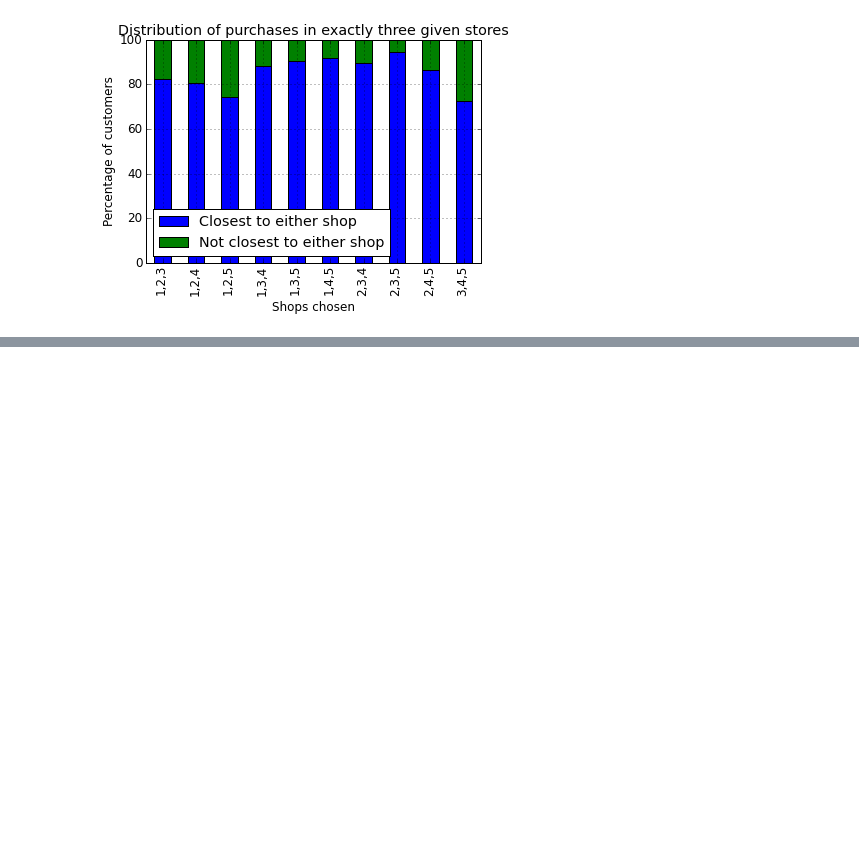
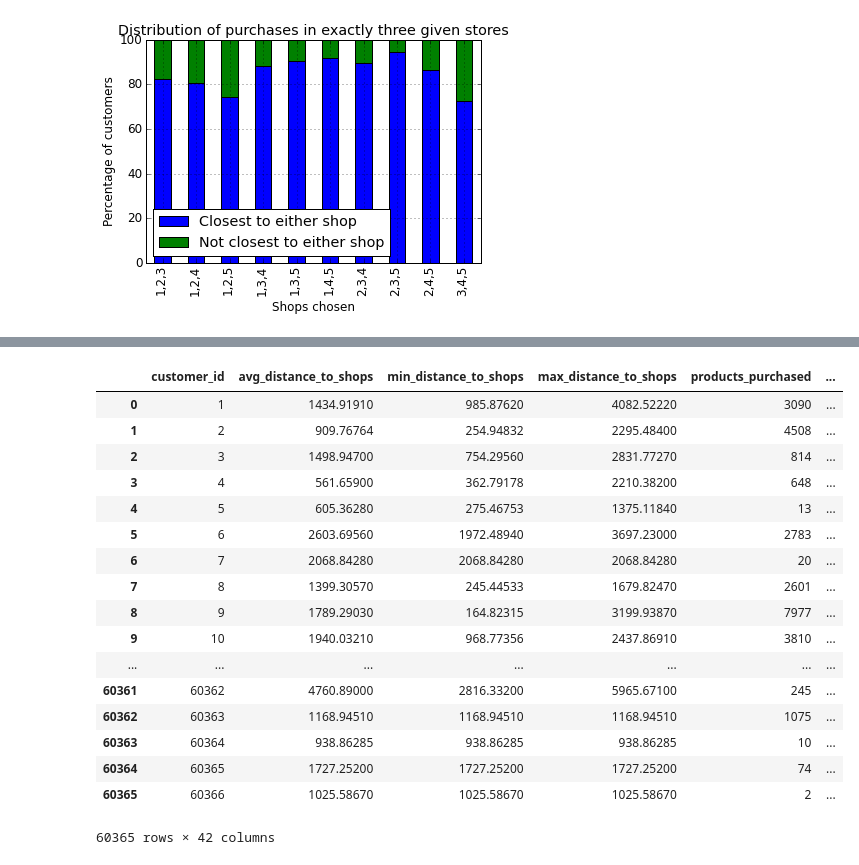
Before and after one commit to rcuevass/clustering_PCA_marketing, a Jupyter notebook: Store range effect in purchase.ipynb, the cells around one changed output, grey strips where cells are left out. Cells and saved outputs as stored; diff of their text form; code cells hidden in the pictures; blank space fills up the shorter version.

```diff
--- a/Store range effect in purchase.ipynb
+++ b/Store range effect in purchase.ipynb
@@ -1189,0 +1253,21 @@ print z_score
+# %%
+data
+# %% [output]
+|  | customer_id | avg_distance_to_shops | min_distance_to_shops | max_distance_to_shops | products_purchased | ... |
+| 0 | 1 | 1434.91910 | 985.87620 | 4082.52220 | 3090 | ... |
+| 1 | 2 | 909.76764 | 254.94832 | 2295.48400 | 4508 | ... |
+| 2 | 3 | 1498.94700 | 754.29560 | 2831.77270 | 814 | ... |
+| 3 | 4 | 561.65900 | 362.79178 | 2210.38200 | 648 | ... |
+| 4 | 5 | 605.36280 | 275.46753 | 1375.11840 | 13 | ... |
+| 5 | 6 | 2603.69560 | 1972.48940 | 3697.23000 | 2783 | ... |
+| 6 | 7 | 2068.84280 | 2068.84280 | 2068.84280 | 20 | ... |
+| 7 | 8 | 1399.30570 | 245.44533 | 1679.82470 | 2601 | ... |
+| 8 | 9 | 1789.29030 | 164.82315 | 3199.93870 | 7977 | ... |
+| 9 | 10 | 1940.03210 | 968.77356 | 2437.86910 | 3810 | ... |
+| ... | ... | ... | ... | ... | ... | ... |
+| 60361 | 60362 | 4760.89000 | 2816.33200 | 5965.67100 | 245 | ... |
+| 60362 | 60363 | 1168.94510 | 1168.94510 | 1168.94510 | 1075 | ... |
+| 60363 | 60364 | 938.86285 | 938.86285 | 938.86285 | 10 | ... |
+| 60364 | 60365 | 1727.25200 | 1727.25200 | 1727.25200 | 74 | ... |
+| 60365 | 60366 | 1025.58670 | 1025.58670 | 1025.58670 | 2 | ... |
+60365 rows × 42 columns
```
Also changed, not shown: parts of 28 cells of this notebook.
